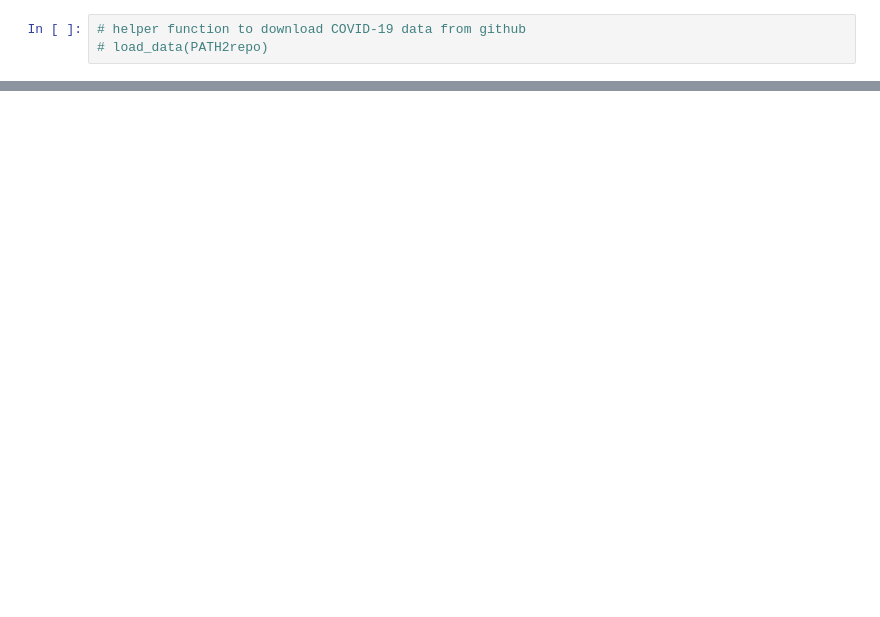
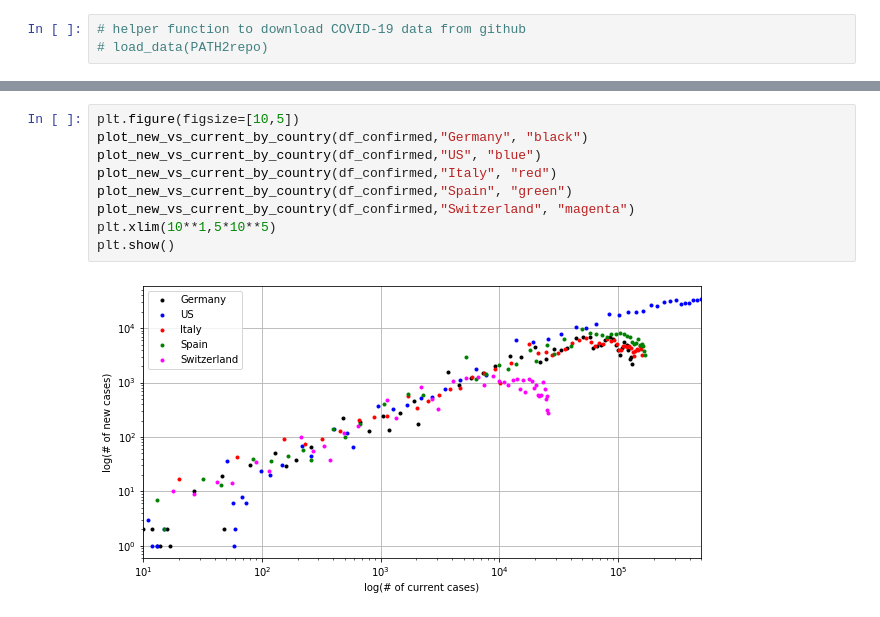
Before and after one commit to jnsbck/a_look-COVID-19, a Jupyter notebook: a_look@covid-19.ipynb, the cells around one changed output, grey strips where cells are left out. Saved outputs shown, nothing was run; the diff lists cells and outputs as text; blank space fills up the shorter version.

```diff
--- a/a_look@covid-19.ipynb
+++ b/a_look@covid-19.ipynb
@@ -243,3 +359,14 @@ plt.show()
+# %%
+plt.figure(figsize=[10,5])
+plot_new_vs_current_by_country(df_confirmed,"Germany", "black")
+plot_new_vs_current_by_country(df_confirmed,"US", "blue")
+plot_new_vs_current_by_country(df_confirmed,"Italy", "red")
+plot_new_vs_current_by_country(df_confirmed,"Spain", "green")
+plot_new_vs_current_by_country(df_confirmed,"Switzerland", "magenta")
+plt.xlim(10**1,5*10**5)
+plt.show()
+# %% [output]
+[figure, added]
 # %%
 # Germany vs. Italy
 
```
Also changed, not shown: parts of 10 cells of this notebook.
